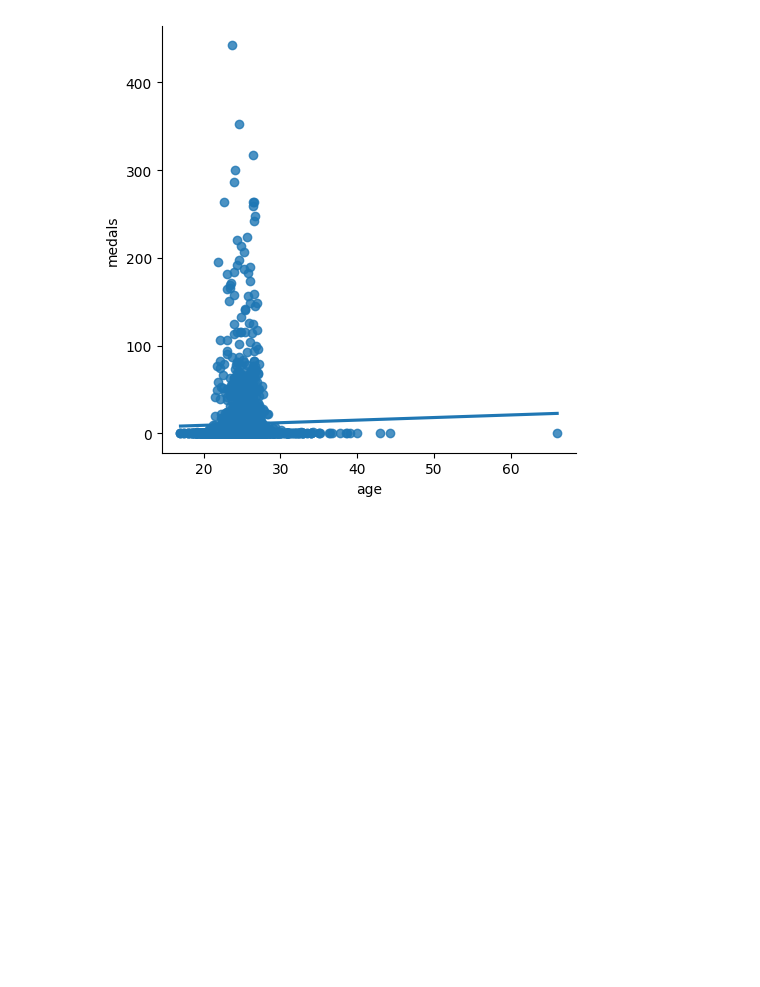
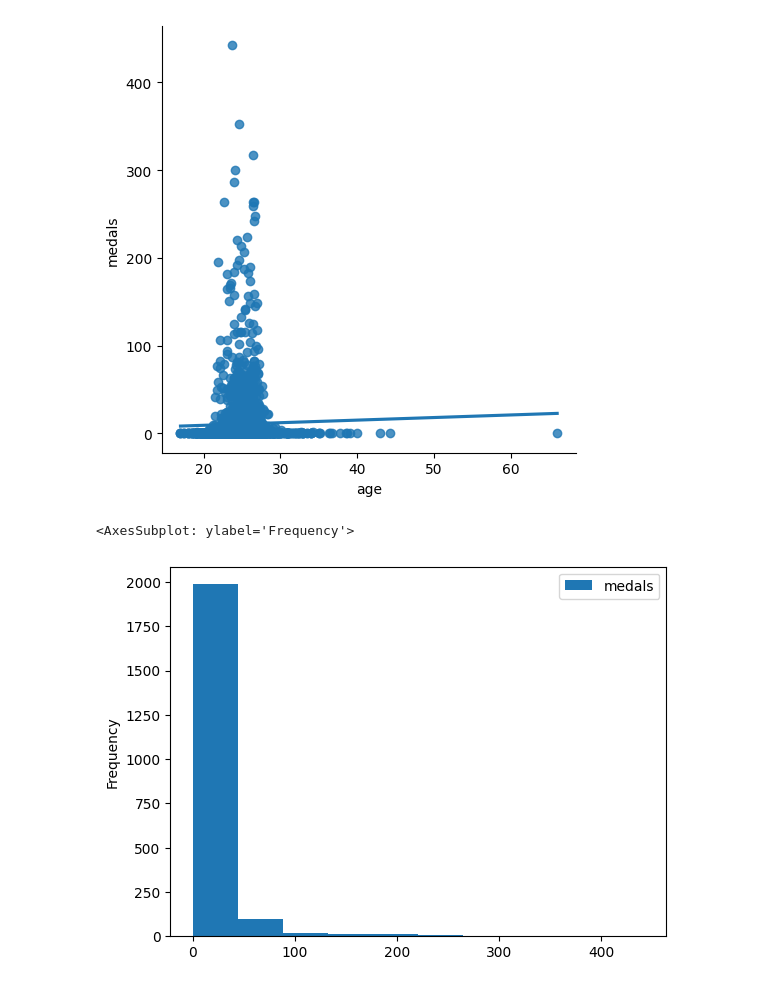
Before and after one commit to AgentAhmed/Build-Your-First-ML, a Jupyter notebook: First_ML.ipynb, the cells around one changed output. Cells and saved outputs as stored; diff of their text form; code cells hidden in the pictures; blank space fills up the shorter version.

```diff
--- a/First_ML.ipynb
+++ b/First_ML.ipynb
@@ -57,3 +57,8 @@ sns.lmplot(x="age",y="medals",data=df,fit_reg=True,ci=None)
 # %% [output]
 <seaborn.axisgrid.FacetGrid at 0x...>
 [figure]
+# %%
+df.plot.hist(y="medals")
+# %% [output]
+<AxesSubplot: ylabel='Frequency'>
+[figure, added]
```
Also changed, not shown: parts of 43 cells of this notebook.
